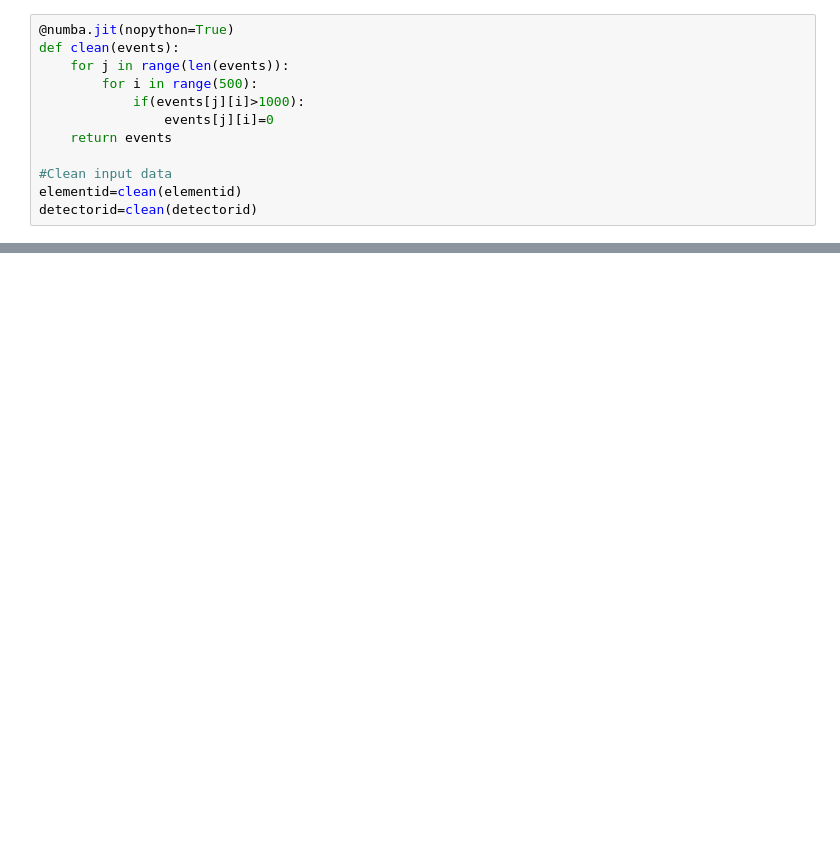
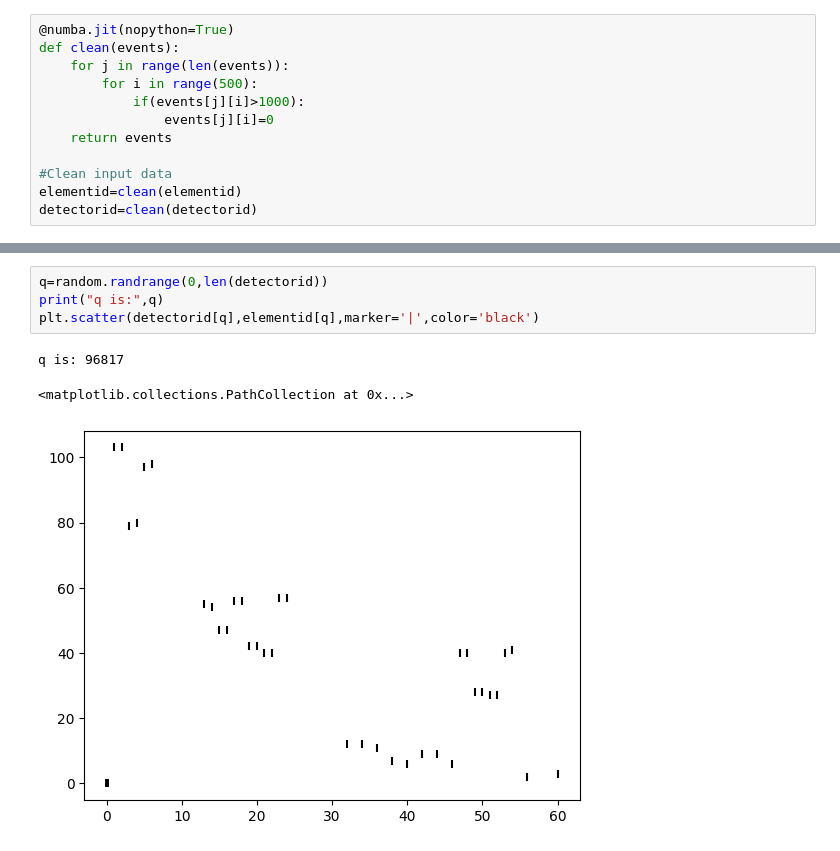
Before and after one commit to JayDanielsss/Jtracker, a Jupyter notebook: BackgroundGen.ipynb, the cells around one changed output, grey strips where cells are left out. Saved outputs shown, nothing was run; the diff lists cells and outputs as text; blank space fills up the shorter version.

```diff
--- a/BackgroundGen.ipynb
+++ b/BackgroundGen.ipynb
@@ -87,0 +144,8 @@ IndexError: index 500 is out of bounds for axis 0 with size 500
+# %%
+q=random.randrange(0,len(detectorid))
+print("q is:",q)
+plt.scatter(detectorid[q],elementid[q],marker='|',color='black')
+# %% [output]
+q is: 96817
+<matplotlib.collections.PathCollection at 0x...>
+[figure, added]
```
Also changed, not shown: parts of 10 cells of this notebook.
